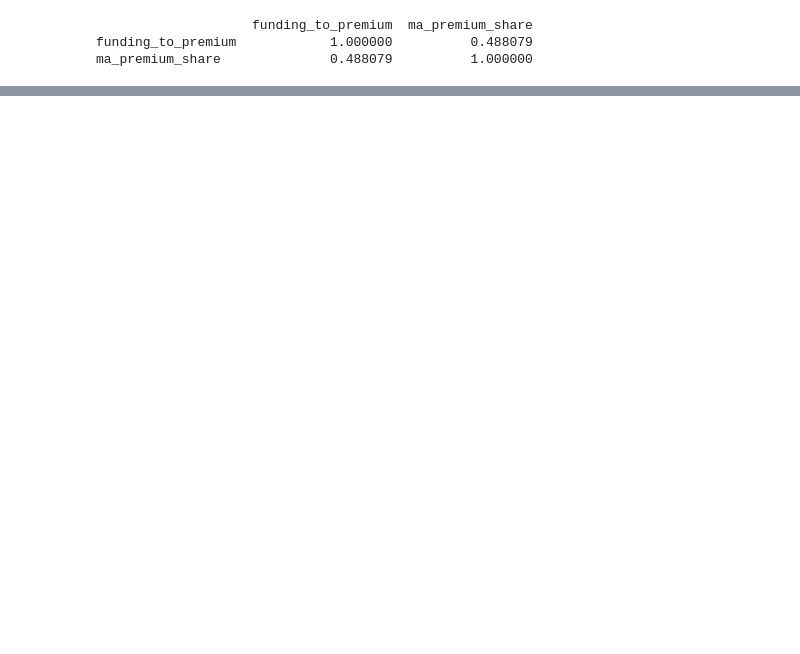
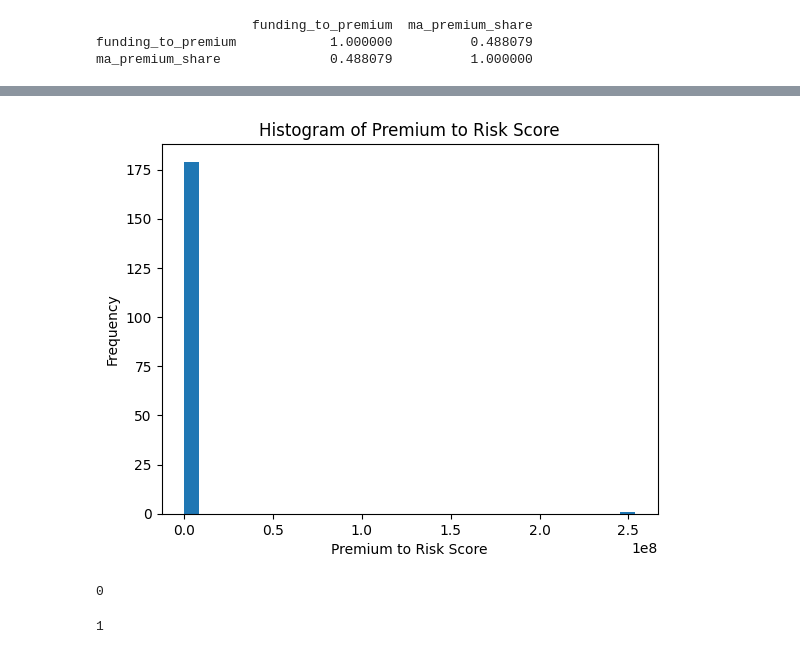
Before and after one commit to lizbethkr/Outlier-Detection, a Jupyter notebook: notebooks/outlier_detection.ipynb, the cells around one changed output, grey strips where cells are left out. Saved outputs shown, nothing was run; the diff lists cells and outputs as text; code cells hidden in the pictures; blank space fills up the shorter version.

```diff
--- a/notebooks/outlier_detection.ipynb
+++ b/notebooks/outlier_detection.ipynb
@@ -638,0 +619,4 @@ Although it could be useful for detecting extreme outliers
+# %%
+common_outliers = list(set(lof_outliers) & set(iso_outliers))
+common_outliers_df = customers.iloc[common_outliers]
+print(common_outliers_df)
@@ -638,0 +741,6 @@ Although it could be useful for detecting extreme outliers
+# %%
+desc_common_outliers = common_outliers_df.sort_values(by='ma_risk_score', ascending=False)
+desc_common_outliers['premium_to_risk'] = desc_common_outliers['ma_premium'] / (desc_common_outliers['ma_risk_score']+1e-5)
+
+# Select specific columns and show top 10 rows
+print(desc_common_outliers[['premium_to_risk', 'ipa_funding', 'ma_premium','ma_risk_score']].head(10))
@@ -638,0 +759,16 @@ Although it could be useful for detecting extreme outliers
+# %%
+plt.hist(desc_common_outliers['premium_to_risk'], bins=30)
+plt.xlabel('Premium to Risk Score')
+plt.ylabel('Frequency')
+plt.title('Histogram of Premium to Risk Score')
+plt.show()
+# %% [output]
+[figure, added]
+# %%
+print(desc_common_outliers[desc_common_outliers['ma_premium'] == 0].shape[0])
+# %% [output]
+0
+# %%
+print(desc_common_outliers[desc_common_outliers['ma_risk_score'] == 0].shape[0])
+# %% [output]
+1
```
Also changed, not shown: parts of 14 cells of this notebook, 2 other files.
